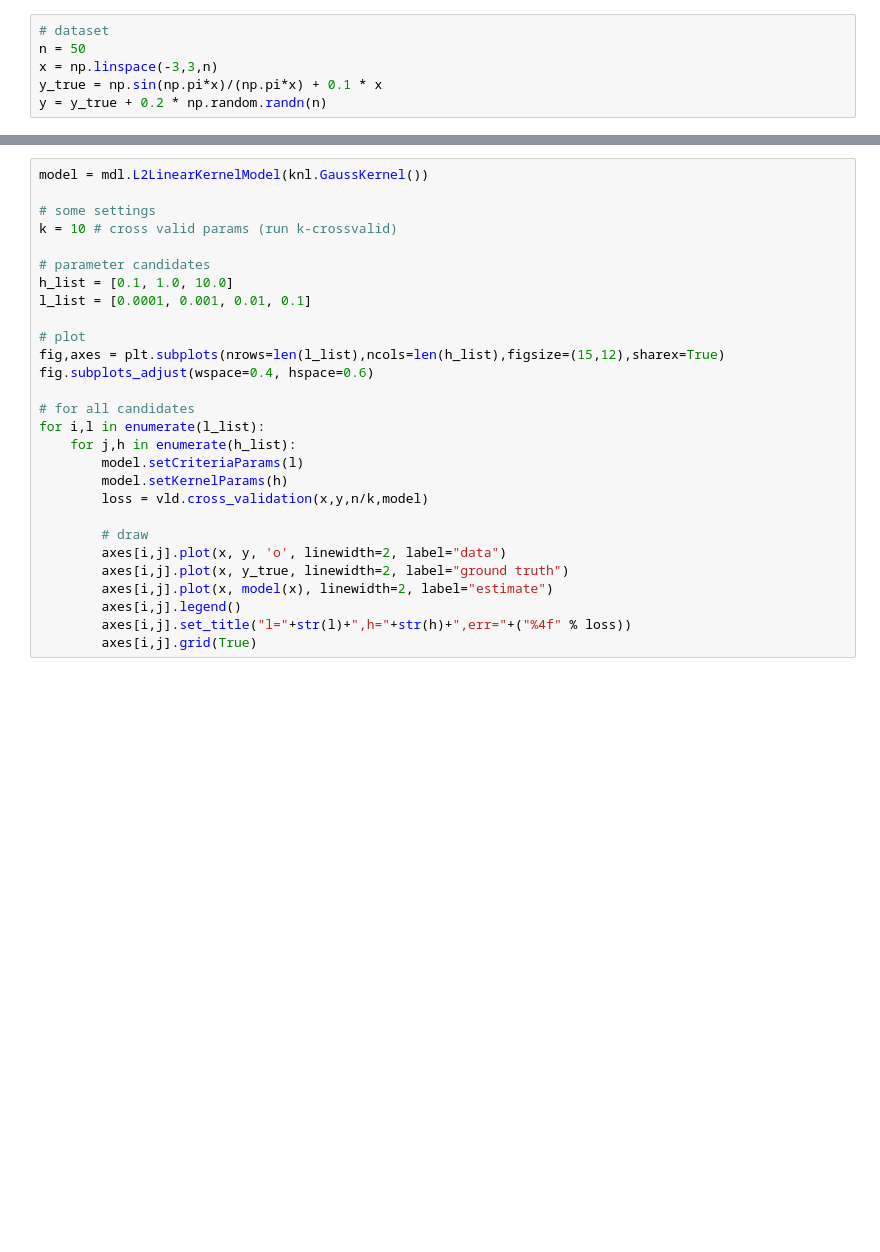
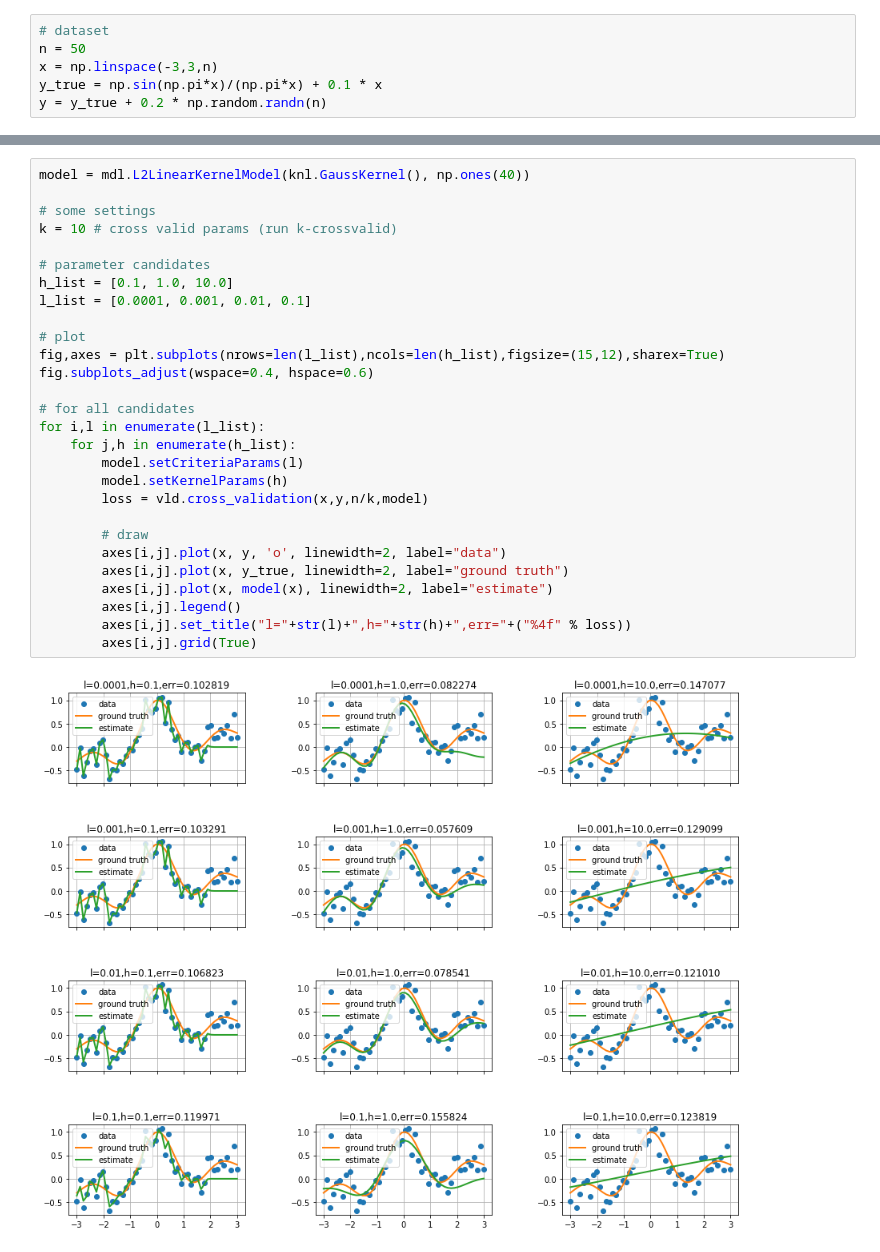
Before and after one commit to EndoYuuki/LinearKernelRegression, a Jupyter notebook: gausskernel_l2_crossvalidation.ipynb, the cells around one changed output, grey strips where cells are left out. Drawn from its saved outputs; the diff is of its cells as text; blank space fills up the shorter version.

```diff
--- a/gausskernel_l2_crossvalidation.ipynb
+++ b/gausskernel_l2_crossvalidation.ipynb
@@ -21,28 +23,30 @@ plt.show()
 # %%
-model = mdl.L2LinearKernelModel(knl.GaussKernel())
+model = mdl.L2LinearKernelModel(knl.GaussKernel(), np.ones(40))
 
 # some settings
 k = 10 # cross valid params (run k-crossvalid)
 
 # parameter candidates
 h_list = [0.1, 1.0, 10.0]
 l_list = [0.0001, 0.001, 0.01, 0.1]
 
 # plot
 fig,axes = plt.subplots(nrows=len(l_list),ncols=len(h_list),figsize=(15,12),sharex=True)
 fig.subplots_adjust(wspace=0.4, hspace=0.6)
 
 # for all candidates
 for i,l in enumerate(l_list):
     for j,h in enumerate(h_list):
         model.setCriteriaParams(l)
         model.setKernelParams(h)
         loss = vld.cross_validation(x,y,n/k,model)
 
         # draw
         axes[i,j].plot(x, y, 'o', linewidth=2, label="data")
         axes[i,j].plot(x, y_true, linewidth=2, label="ground truth")
         axes[i,j].plot(x, model(x), linewidth=2, label="estimate")
         axes[i,j].legend()
         axes[i,j].set_title("l="+str(l)+",h="+str(h)+",err="+("%4f" % loss))
         axes[i,j].grid(True)
+# %% [output]
+[figure, added]
```
Also changed, not shown: parts of 1 cell of this notebook, 2 other files.
